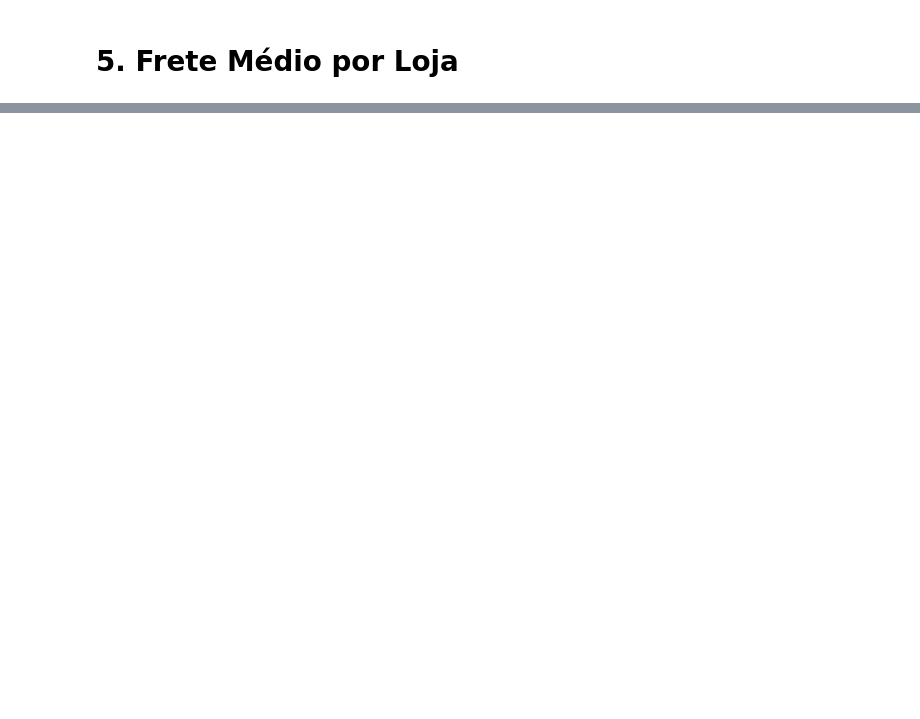
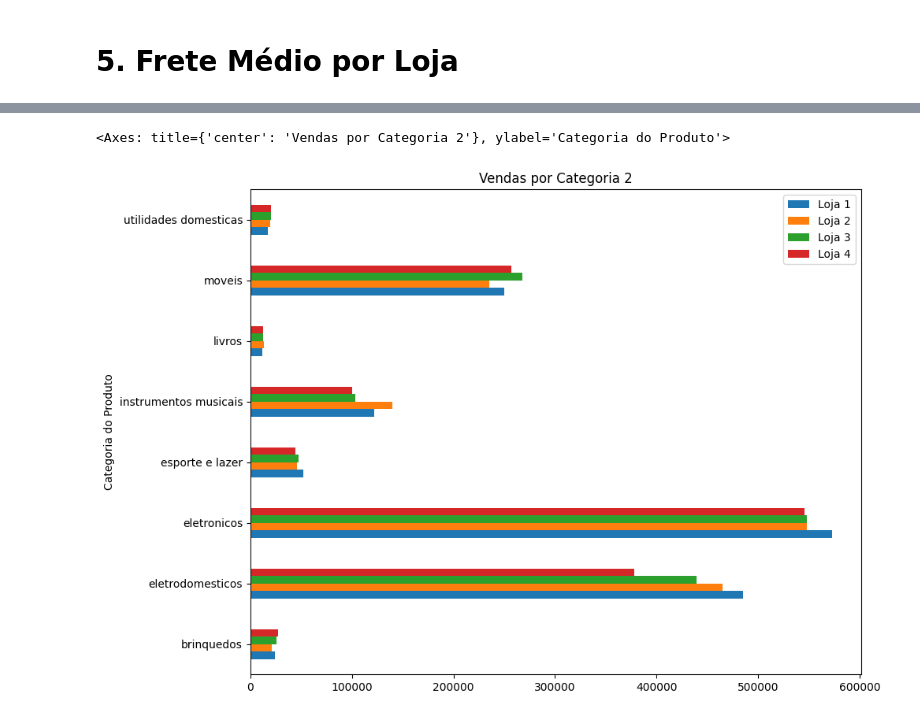
Before and after one commit to Allaht2007/Desafio_dataScience_one, a Jupyter notebook: AluraStoreBrasil.ipynb, the cells around one changed output, grey strips where cells are left out. Cells and saved outputs as stored; diff of their text form; code cells hidden in the pictures; blank space fills up the shorter version.

```diff
--- a/AluraStoreBrasil.ipynb
+++ b/AluraStoreBrasil.ipynb
@@ -28,2 +48,16 @@ loja.head()
 # %% [markdown]
 # 2. Vendas por Categoria
+# %%
+def agrupa_categoria_preco(df_loja):
+
+  return df_loja.groupby('Categoria do Produto')['Preço'].sum()
+
+dict_lojas = {
+    "Loja 1":agrupa_categoria_preco(loja),
+    "Loja 2":agrupa_categoria_preco(loja2),
+    "Loja 3":agrupa_categoria_preco(loja3),
+    "Loja 4":agrupa_categoria_preco(loja4)
+}
+# %%
+vendas_categorias_Loja = pd.DataFrame(dict_lojas)
+vendas_categorias_Loja
@@ -35,0 +151,5 @@ loja.head()
+# %%
+vendas_categorias_Loja.plot(kind="barh",figsize=(10,8), title="Vendas por Categoria 2")
+# %% [output]
+<Axes: title={'center': 'Vendas por Categoria 2'}, ylabel='Categoria do Produto'>
+[figure, added]
```
Also changed, not shown: parts of 17 cells of this notebook.
